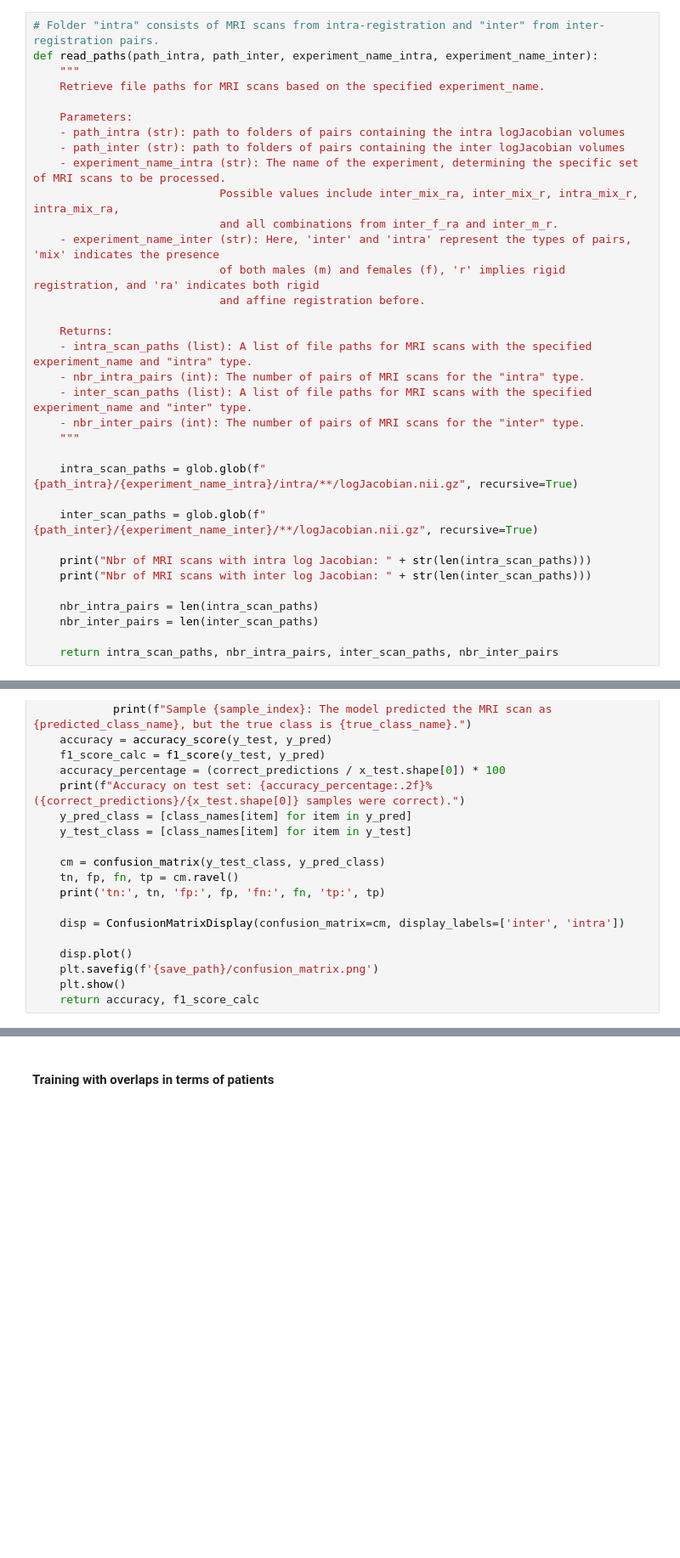
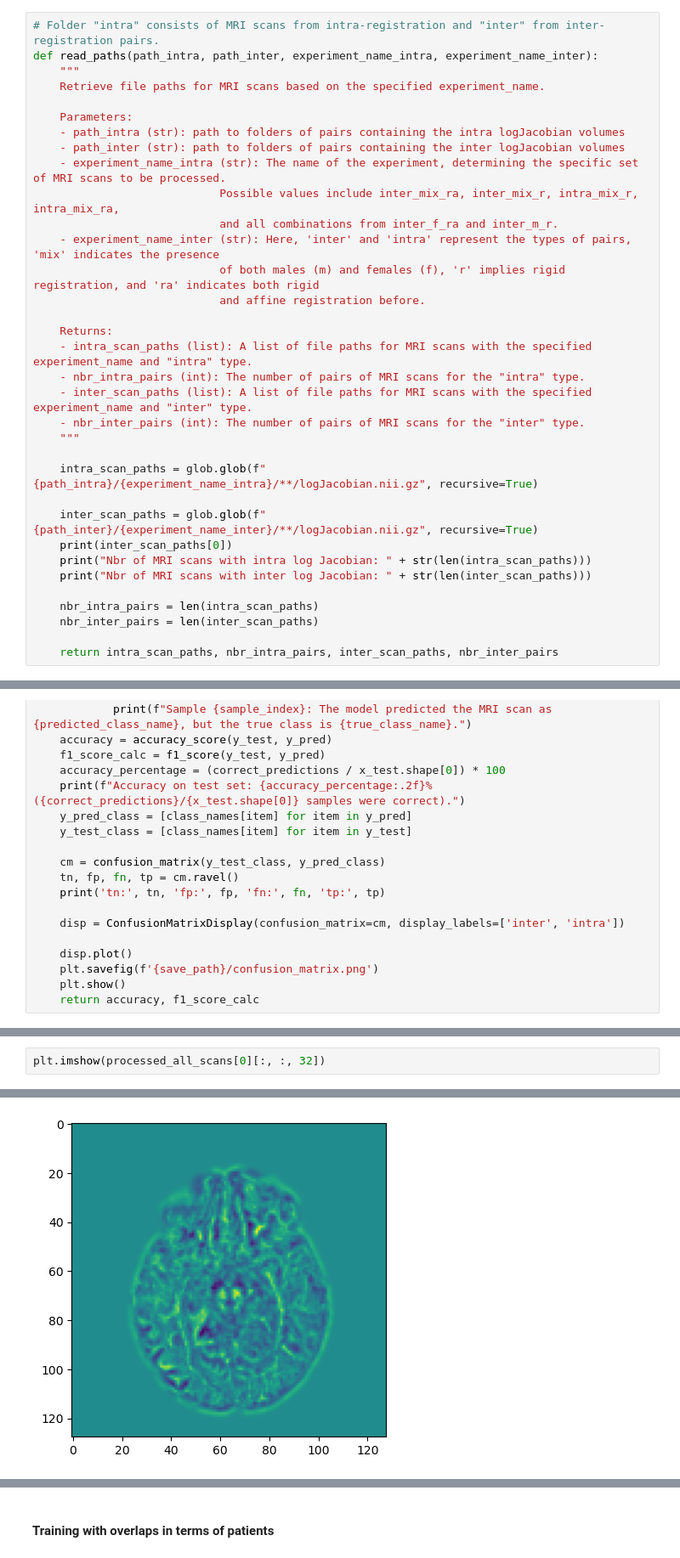
Before and after one commit to neuropoly/pediatric-intra-inter-encoding, a Jupyter notebook: notebooks/3D_image_classification.ipynb, the cells around one changed output, grey strips where cells are left out. Shown at 85% size. Drawn from its saved outputs; the diff is of its cells as text; blank space fills up the shorter version.

```diff
--- a/notebooks/3D_image_classification.ipynb
+++ b/notebooks/3D_image_classification.ipynb
@@ -115,10 +115,10 @@ def read_paths(path_intra, path_inter, experiment_name_intra, experiment_name_in
     - nbr_inter_pairs (int): The number of pairs of MRI scans for the "inter" type.
     """
 
-    intra_scan_paths = glob.glob(f"{path_intra}/{experiment_name_intra}/intra/**/logJacobian.nii.gz", recursive=True)
+    intra_scan_paths = glob.glob(f"{path_intra}/{experiment_name_intra}/**/logJacobian.nii.gz", recursive=True)
 
     inter_scan_paths = glob.glob(f"{path_inter}/{experiment_name_inter}/**/logJacobian.nii.gz", recursive=True)
-
+    print(inter_scan_paths[0])
     print("Nbr of MRI scans with intra log Jacobian: " + str(len(intra_scan_paths)))
     print("Nbr of MRI scans with inter log Jacobian: " + str(len(inter_scan_paths)))
 
@@ -1300,0 +1407,3 @@ print('mean f1 score', np.mean(TEST_F1_SCORE), np.std(TEST_F1_SCORE))
+# %%
+plt.imshow(processed_all_scans[0][:, :, 32])
+# %% [output]
@@ -1300,0 +1411 @@ print('mean f1 score', np.mean(TEST_F1_SCORE), np.std(TEST_F1_SCORE))
+[figure, added]
```
Also changed, not shown: parts of 31 cells of this notebook.
